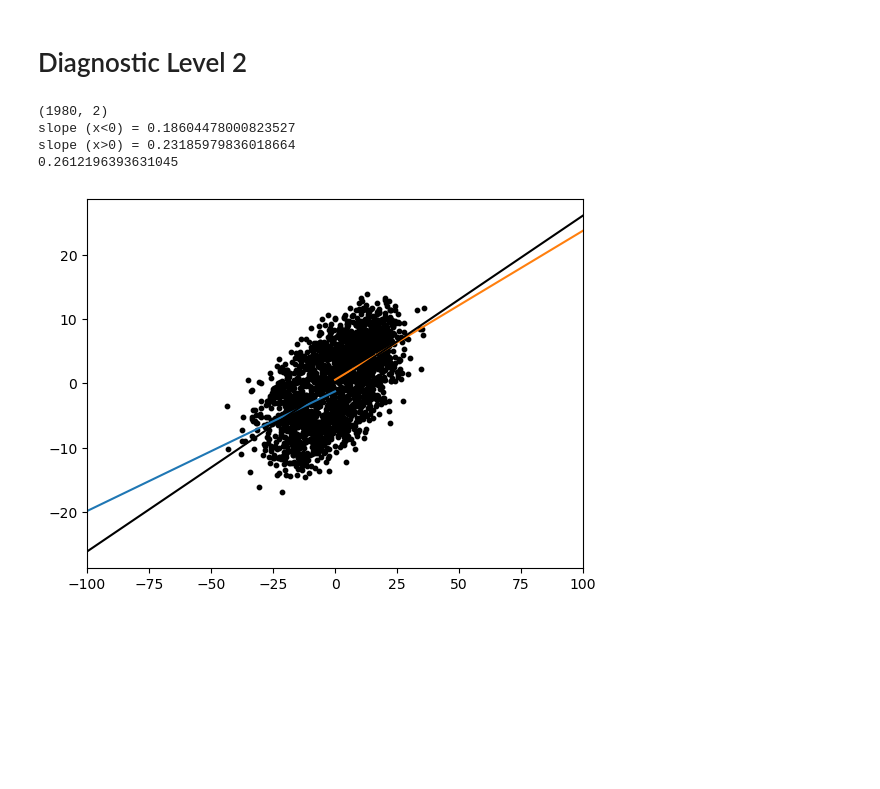
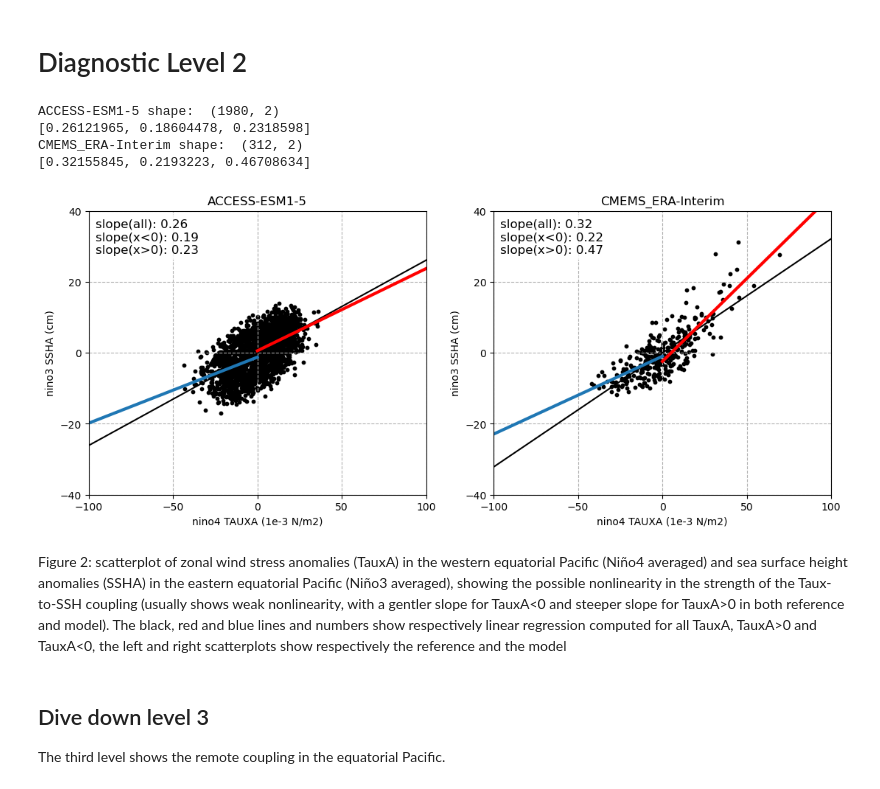
Before and after one commit to ACCESS-NRI/ACCESS-ENSO-recipes, a Jupyter notebook: 21-Taux_SSH_feedback.ipynb, the cells around one changed output. Saved outputs shown, nothing was run; the diff lists cells and outputs as text; code cells hidden in the pictures; blank space fills up the shorter version.

```diff
--- a/21-Taux_SSH_feedback.ipynb
+++ b/21-Taux_SSH_feedback.ipynb
@@ -182,31 +179,2 @@ Text(0.05, 0.95, 'model slope: 0.26')
 # %% [markdown]
 # Diagnostic Level 2
-# %%
-# SPLIT BY X<0 AND X>0
-import pandas as pd
-
-
-df = pd.DataFrame({'tauu':model_tauu_prep["ACCESS-ESM1-5"].data, 'ssh':model_ssh_prep["ACCESS-ESM1-5"].data})
-print(df.shape)
-
-xseq = np.linspace(-100, 0, num=50)
-slope, intcpt, _,_,_ = linregress(df.loc[df['tauu']<0, 'tauu'], df.loc[df['tauu']<0, 'ssh'])
-plt.plot(xseq, intcpt+slope*xseq)
-print(f'slope (x<0) = {slope}')
-xseq = np.linspace(0, 100, num=50)
-slope, intcpt, _,_,_ = linregress(df.loc[df['tauu']>0, 'tauu'], df.loc[df['tauu']>0, 'ssh'])
-plt.plot(xseq, intcpt+slope*xseq)
-print(f'slope (x>0) = {slope}')
-
-plt.scatter(model_tauu_prep["ACCESS-ESM1-5"].data, model_ssh_prep["ACCESS-ESM1-5"].data, c='k',s=10)
-xseq = np.linspace(-100, 100, num=50)
-slope, intcpt, _,_,_ = linregress(df['tauu'], df['ssh'])
-plt.plot(xseq, intcpt+slope*xseq, c='black')
-plt.xlim(-100,100)
-print(slope)
-# %% [output]
-(1980, 2)
-slope (x<0) = 0.18604478000823527
-slope (x>0) = 0.23185979836018664
-0.2612196393631045
-[figure, removed]
@@ -213,3 +227,22 @@ slope (x>0) = 0.23185979836018664
+# %%
+fig = plt.figure(figsize=(13, 5))
+ax = plt.subplot(121)
+
+plt_lvl2_subplot(model_ssh_prep["ACCESS-ESM1-5"], model_tauu_prep["ACCESS-ESM1-5"], 'ACCESS-ESM1-5')
+
+ax = plt.subplot(122)
+plt_lvl2_subplot(obs_zos_prep["CMEMS"], obs_tauu_prep["ERA-Interim"], 'CMEMS_ERA-Interim')
+# %% [output]
+ACCESS-ESM1-5 shape:  (1980, 2)
+[0.26121965, 0.18604478, 0.2318598]
+CMEMS_ERA-Interim shape:  (312, 2)
+[0.32155845, 0.2193223, 0.46708634]
+[figure, added]
+# %% [markdown]
+Figure 2: scatterplot of zonal wind stress anomalies (TauxA) in the western equatorial Pacific (Niño4 averaged) and sea surface height anomalies (SSHA) in the eastern equatorial Pacific (Niño3 averaged), showing the possible nonlinearity in the strength of the Taux-to-SSH coupling (usually shows weak nonlinearity, with a gentler slope for TauxA<0 and steeper slope for TauxA>0 in both reference and model). The black, red and blue lines and numbers show respectively linear regression computed for all TauxA, TauxA>0 and TauxA<0, the left and right scatterplots show respectively the reference and the model
+# %% [markdown]
+## Dive down level 3
+The third level shows the remote coupling in the equatorial Pacific.
 # %%
 #level 3 zonal runningaverage
 from esmvalcore.preprocessor import meridional_statistics
```
Also changed, not shown: parts of 12 cells of this notebook.
